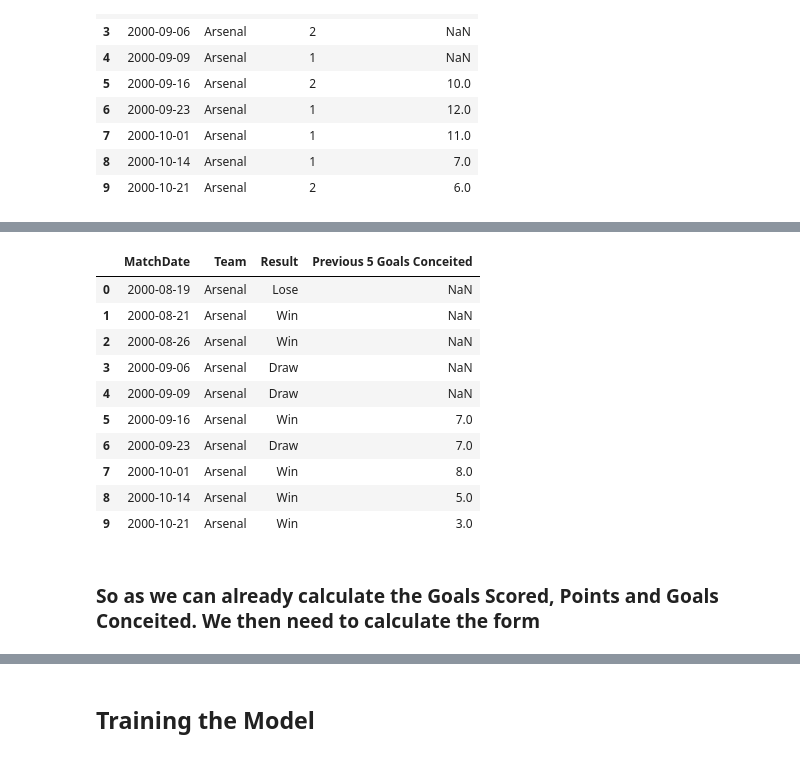
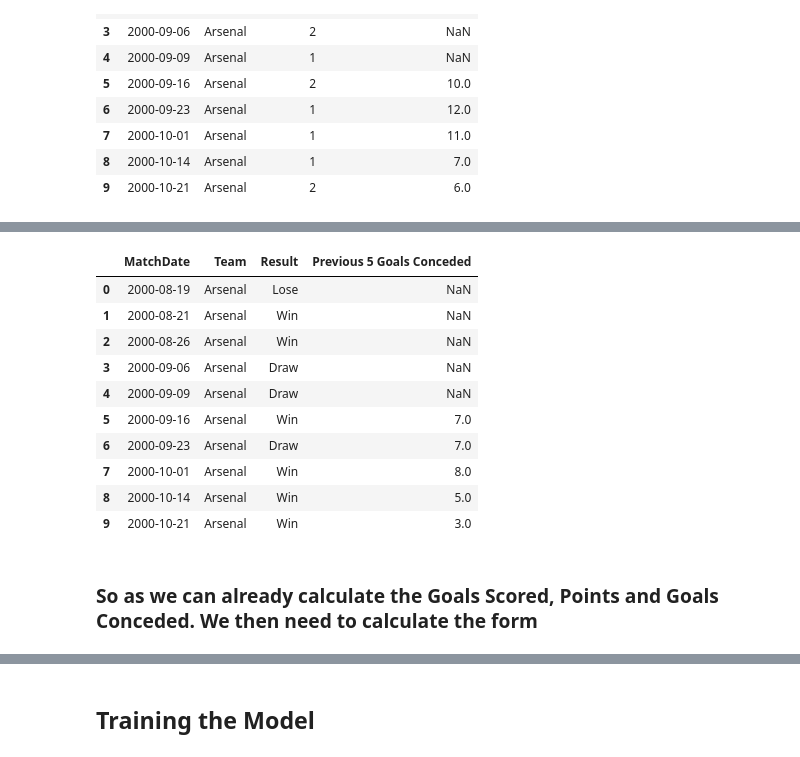
Before and after one commit to nemo-code-ai/epl-prediction-system, a Jupyter notebook: src/epl_prediction_system/system.ipynb, the cells around one changed output, grey strips where cells are left out. Drawn from its saved outputs; the diff is of its cells as text; code cells hidden in the pictures.

```diff
--- a/src/epl_prediction_system/system.ipynb
+++ b/src/epl_prediction_system/system.ipynb
@@ -246,7 +246,7 @@ ext_system = ext_system.sort_values(['Team', 'MatchDate'])
 
 ext_system = ext_system.reset_index(drop=True)
 # %%
-ext_system['Previous 5 Matches'] = (
+ext_system['Previous 5 Points'] = (
     ext_system.groupby('Team')['Points'].transform(lambda x: x.shift(1).rolling(5).sum())
 )
 # %%
@@ -286,3 +286,3 @@ We will now calculate for the goals conceited
 # %%
-ext_system['Previous 5 Goals Conceited'] = ext_system.groupby('Team')['Goals Against'].transform(lambda x: x.shift(1).rolling(5).sum())
+ext_system['Previous 5 Goals Conceded'] = ext_system.groupby('Team')['Goals Against'].transform(lambda x: x.shift(1).rolling(5).sum())
 # %%
@@ -314,9 +314,9 @@ ext_system[ext_system['Team'] == 'Arsenal'][['MatchDate', 'Team', 'Result', 'Pre
 | 8 | 2000-10-14 | Arsenal | Win | 5.0 |
 | 9 | 2000-10-21 | Arsenal | Win | 3.0 |
 # %%
-ext_system[ext_system['Team'] == 'Arsenal'][['MatchDate', 'Team', 'Result', 'Previous 5 Goals Conceited']].head(10)
+ext_system[ext_system['Team'] == 'Arsenal'][['MatchDate', 'Team', 'Result', 'Previous 5 Goals Conceded']].head(10)
 # %% [output]
-|  | MatchDate | Team | Result | Previous 5 Goals Conceited |
+|  | MatchDate | Team | Result | Previous 5 Goals Conceded |
 | 0 | 2000-08-19 | Arsenal | Lose | NaN |
 | 1 | 2000-08-21 | Arsenal | Win | NaN |
 | 2 | 2000-08-26 | Arsenal | Win | NaN |
@@ -329,7 +329,7 @@ ext_system[ext_system['Team'] == 'Arsenal'][['MatchDate', 'Team', 'Result', 'Pre
 | 9 | 2000-10-21 | Arsenal | Win | 3.0 |
 # %% [markdown]
 
-### So as we can already calculate the Goals Scored, Points and Goals Conceited. We then need to calculate the form
+### So as we can already calculate the Goals Scored, Points and Goals Conceded. We then need to calculate the form
 # %%
 ext_system['Win'] = ext_system['Result'].map({
     'Win': 1,
```
Also changed, not shown: parts of 24 cells of this notebook.
